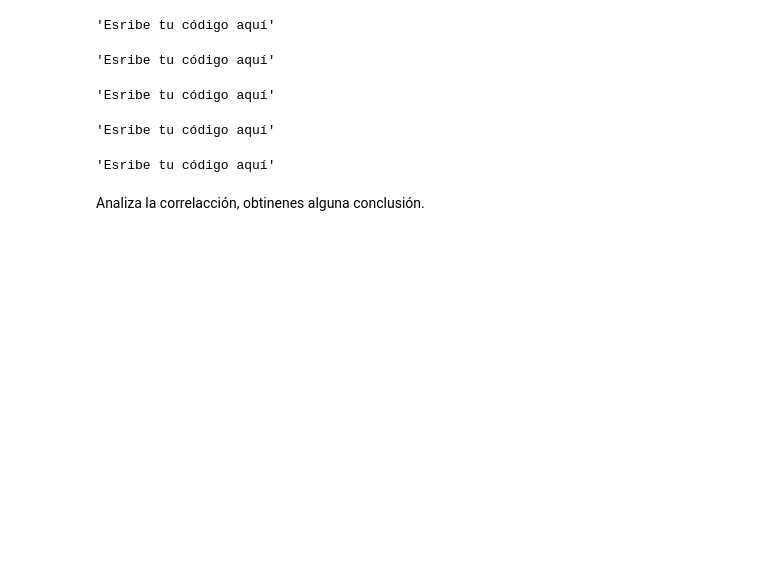
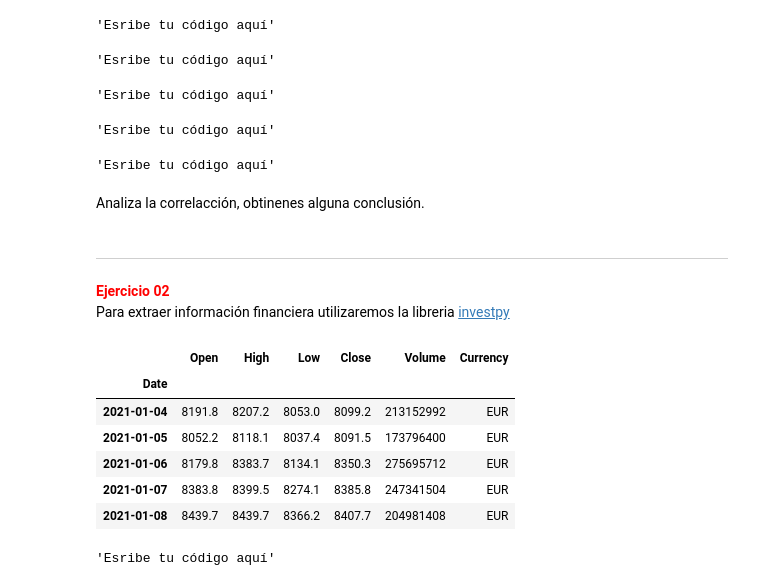
Before and after one commit to dgtrabada/python, a Jupyter notebook: 09_Pandas/01_pandas.ipynb, the cells around one changed output. Saved outputs shown, nothing was run; the diff lists cells and outputs as text; code cells hidden in the pictures; blank space fills up the shorter version.

Commit message:
ejercio ibex

```diff
--- a/09_Pandas/01_pandas.ipynb
+++ b/09_Pandas/01_pandas.ipynb
@@ -625,3 +625,36 @@ Lee el archivo "super.cvs", haz que se muestren por pantalla los 10 primeros reg
 'Esribe tu código aquí'
 # %% [markdown]
 Analiza la correlacción, obtinenes alguna conclusión.
+# %% [markdown]
+<hr>
+<b><font color='red'>Ejercicio 02</font></b>
+
+Para extraer información financiera utilizaremos la libreria <a href="https://pypi.org/project/investpy/" > investpy </a>
+# %%
+import matplotlib.pyplot as plt
+import seaborn as sns
+import pandas as pd
+import investpy
+
+#como ejemlo tomaremos los valeres del ibex35
+data =data = investpy.get_index_historical_data(index='ibex 35', country='spain', from_date='01/01/2021', to_date='01/06/2021')
+data.head()
+# %% [output]
+|  | Open | High | Low | Close | Volume | Currency |
+| Date |  |  |  |  |  |  |
+| 2021-01-04 | 8191.8 | 8207.2 | 8053.0 | 8099.2 | 213152992 | EUR |
+| 2021-01-05 | 8052.2 | 8118.1 | 8037.4 | 8091.5 | 173796400 | EUR |
+| 2021-01-06 | 8179.8 | 8383.7 | 8134.1 | 8350.3 | 275695712 | EUR |
+| 2021-01-07 | 8383.8 | 8399.5 | 8274.1 | 8385.8 | 247341504 | EUR |
+| 2021-01-08 | 8439.7 | 8439.7 | 8366.2 | 8407.7 | 204981408 | EUR |
+# %%
+#vamos a cargar los datos de hoy
+data = investpy.get_index_recent_data(index='ibex 35', country='spain',interval='Daily')
+
+#Crea una nueva columna que sea la media entre el valor de cierre y el valor de apertura
+#haz que se vean los ticks del eje x rotados
+#para el título haz que aparezca el día atual, importa la libreria datetime
+#por ultimo haz que se vean junto con la media, el valor "High" y "Low"
+"""Esribe tu código aquí"""
+# %% [output]
+'Esribe tu código aquí'
```
Also changed, not shown: parts of 18 cells of this notebook, 4 other files.
